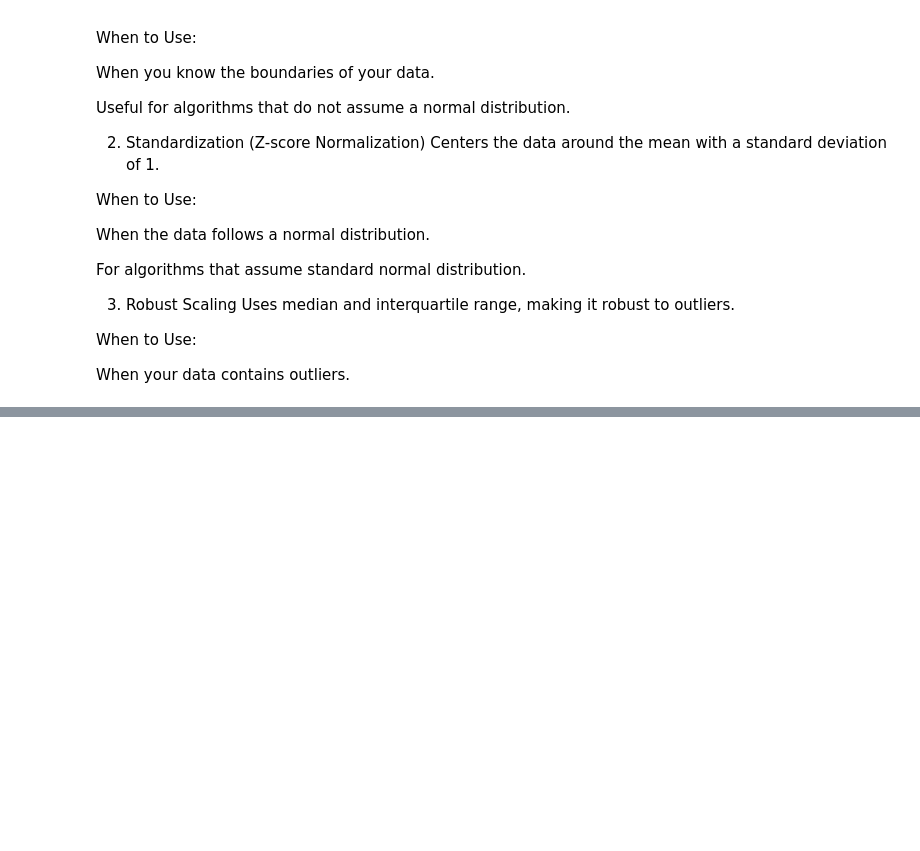
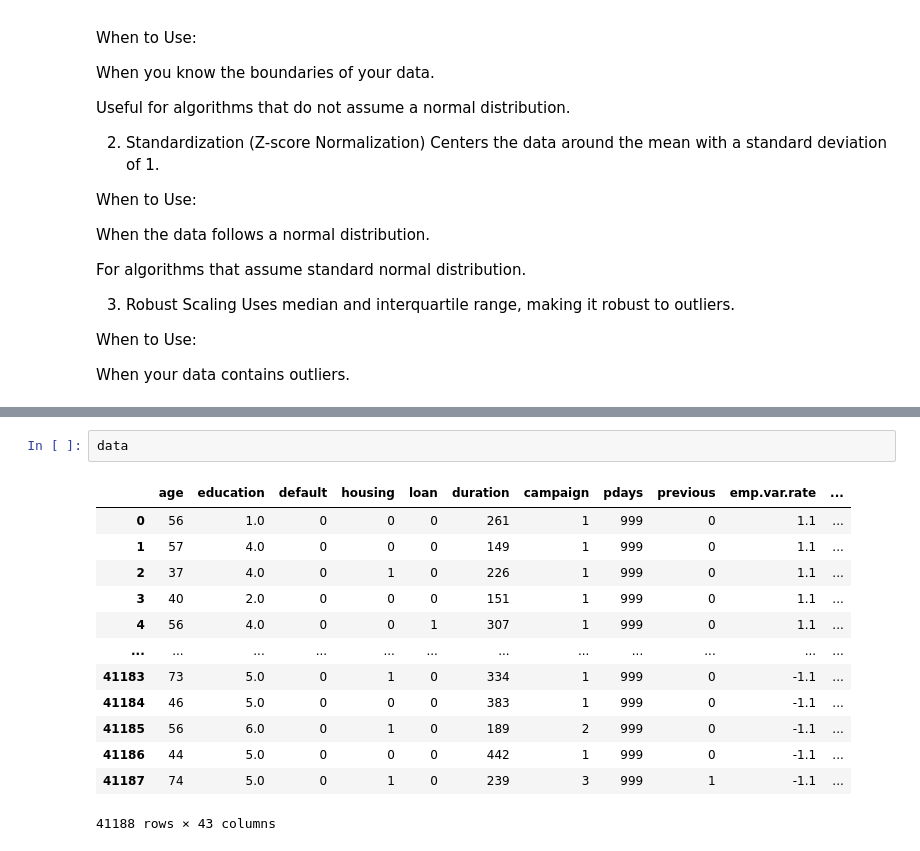
Before and after one commit to BPATHAK10/Bank-Marketing-Classifier, a Jupyter notebook: Homework-5.ipynb, the cells around one changed output, grey strips where cells are left out. Cells and saved outputs as stored; diff of their text form; blank space fills up the shorter version.

```diff
--- a/Homework-5.ipynb
+++ b/Homework-5.ipynb
@@ -269,0 +396,16 @@ plt.show()
+# %%
+data
+# %% [output]
+|  | age | education | default | housing | loan | duration | campaign | pdays | previous | emp.var.rate | ... |
+| 0 | 56 | 1.0 | 0 | 0 | 0 | 261 | 1 | 999 | 0 | 1.1 | ... |
+| 1 | 57 | 4.0 | 0 | 0 | 0 | 149 | 1 | 999 | 0 | 1.1 | ... |
+| 2 | 37 | 4.0 | 0 | 1 | 0 | 226 | 1 | 999 | 0 | 1.1 | ... |
+| 3 | 40 | 2.0 | 0 | 0 | 0 | 151 | 1 | 999 | 0 | 1.1 | ... |
+| 4 | 56 | 4.0 | 0 | 0 | 1 | 307 | 1 | 999 | 0 | 1.1 | ... |
+| ... | ... | ... | ... | ... | ... | ... | ... | ... | ... | ... | ... |
+| 41183 | 73 | 5.0 | 0 | 1 | 0 | 334 | 1 | 999 | 0 | -1.1 | ... |
+| 41184 | 46 | 5.0 | 0 | 0 | 0 | 383 | 1 | 999 | 0 | -1.1 | ... |
+| 41185 | 56 | 6.0 | 0 | 1 | 0 | 189 | 2 | 999 | 0 | -1.1 | ... |
+| 41186 | 44 | 5.0 | 0 | 0 | 0 | 442 | 1 | 999 | 0 | -1.1 | ... |
+| 41187 | 74 | 5.0 | 0 | 1 | 0 | 239 | 3 | 999 | 1 | -1.1 | ... |
+41188 rows × 43 columns
```
Also changed, not shown: parts of 11 cells of this notebook.
